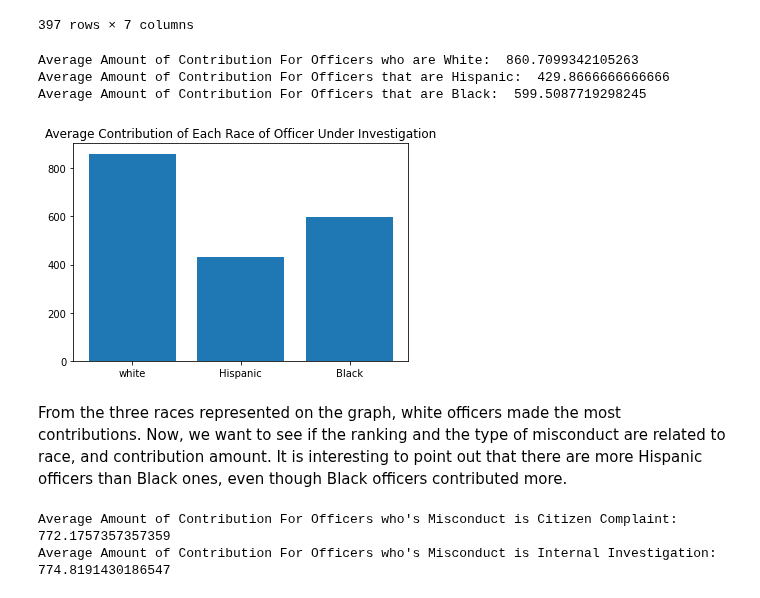
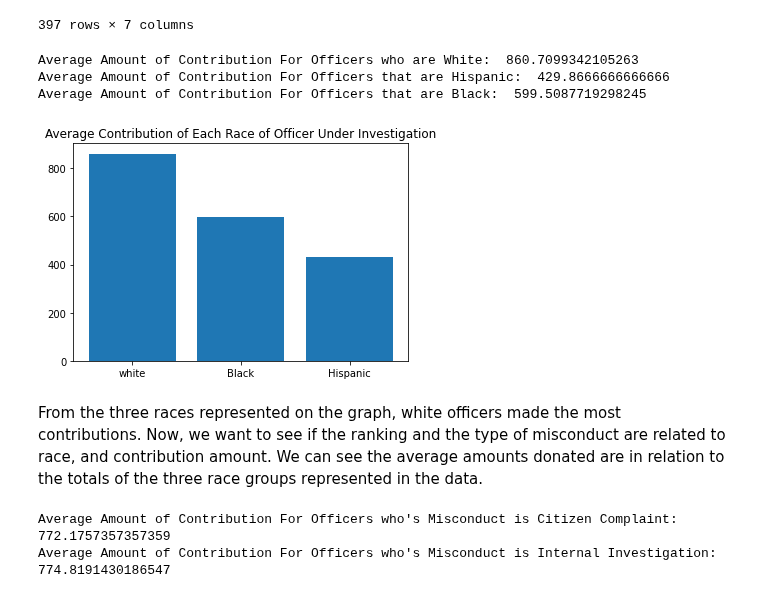
Before and after one commit to BU-Spark/CS506Spring2021Repository, a Jupyter notebook: PoliceConductProject/deliverable4/visualizations.ipynb, the cells around one changed output. Drawn from its saved outputs; the diff is of its cells as text; code cells hidden in the pictures.

```diff
--- a/PoliceConductProject/deliverable4/visualizations.ipynb
+++ b/PoliceConductProject/deliverable4/visualizations.ipynb
@@ -116,39 +117,39 @@ for race in df.Race:
             race1.append(amount)
 
 race2 = []
 for race in df.Race:
     for amount in df.loc[data['Race'] == race, 'Total Amount']:
         if race == 'Hispanic':
             race2.append(amount)
 
 race3 = []
 for race in df.Race[0:20]:
     for amount in df.loc[data['Race'] == race, 'Total Amount']:
         if race == 'Black':
             race3.append(amount)
 
 avg1 = np.mean(race1)
 avg2 = np.mean(race2)
 avg3 = np.mean(race3)
 
 print("Average Amount of Contribution For Officers who are White: ", avg1)
 print("Average Amount of Contribution For Officers that are Hispanic: ", avg2)
 print("Average Amount of Contribution For Officers that are Black: ", avg3)
 
 fig = plt.figure()
-race = ['white', 'Hispanic', 'Black']
-amount = [avg1, avg2, avg3]
+race = ['white', 'Black', 'Hispanic']
+amount = [avg1, avg3, avg2]
 plt.bar(race, amount)
 plt.title("Average Contribution of Each Race of Officer Under Investigation")
 plt.show()
 # %% [output]
 Average Amount of Contribution For Officers who are White:  860.7099342105263
 Average Amount of Contribution For Officers that are Hispanic:  429.8666666666666
 Average Amount of Contribution For Officers that are Black:  599.5087719298245
-[figure, old version]
+[figure, new version]
 # %% [markdown]
 From the three races represented on the graph, white officers made the most contributions. Now, we want to see if
-the ranking and the type of misconduct are related to race, and contribution amount. It is interesting to point out that there are more Hispanic officers than Black ones, even though Black officers contributed more.
+the ranking and the type of misconduct are related to race, and contribution amount. We can see the average amounts donated are in relation to the totals of the three race groups represented in the data.
 # %%
 # Plot types of misconducts and the average contribution made by officer
 
```
Also changed, not shown: parts of 6 cells of this notebook.
